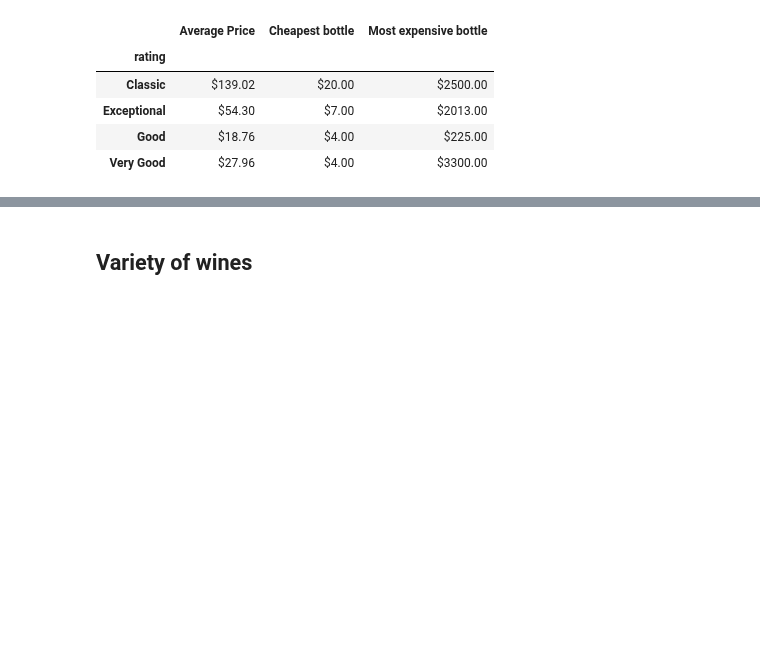
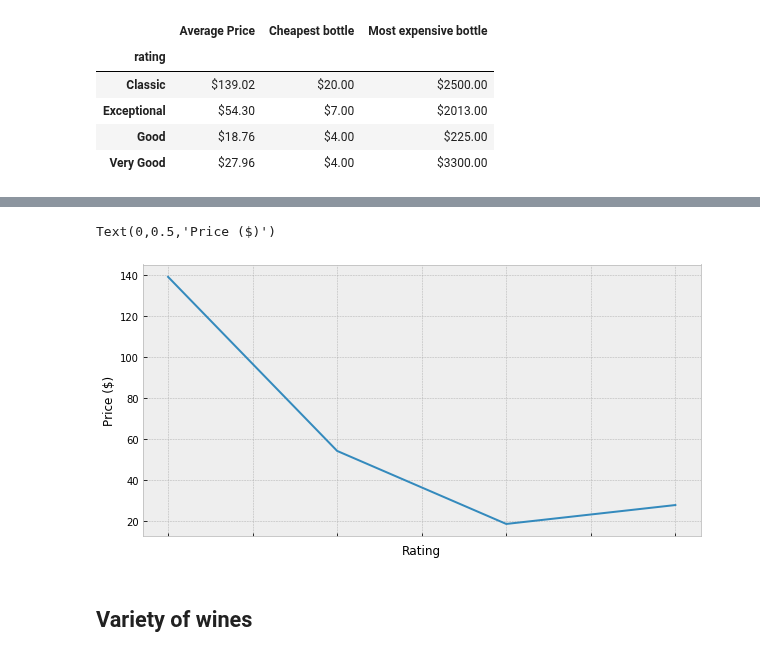
Before and after one commit to madengr00/PourTaste, a Jupyter notebook: Basic DataSet Information.ipynb, the cells around one changed output, grey strips where cells are left out. Saved outputs shown, nothing was run; the diff lists cells and outputs as text; code cells hidden in the pictures; blank space fills up the shorter version.

```diff
--- a/Basic DataSet Information.ipynb
+++ b/Basic DataSet Information.ipynb
@@ -139,3 +146,10 @@ KeyError: 'Index'
+# %%
+price_wine_df.groupby(["rating"]).price.mean().plot(kind="line", use_index=True, figsize=(10,5))
+plt.xlabel("Rating")
+plt.ylabel("Price ($)")
+# %% [output]
+Text(0,0.5,'Price ($)')
+[figure, added]
 # %% [markdown]
 ## Variety of wines
 # %% [markdown]
```
Also changed, not shown: parts of 6 cells of this notebook.
